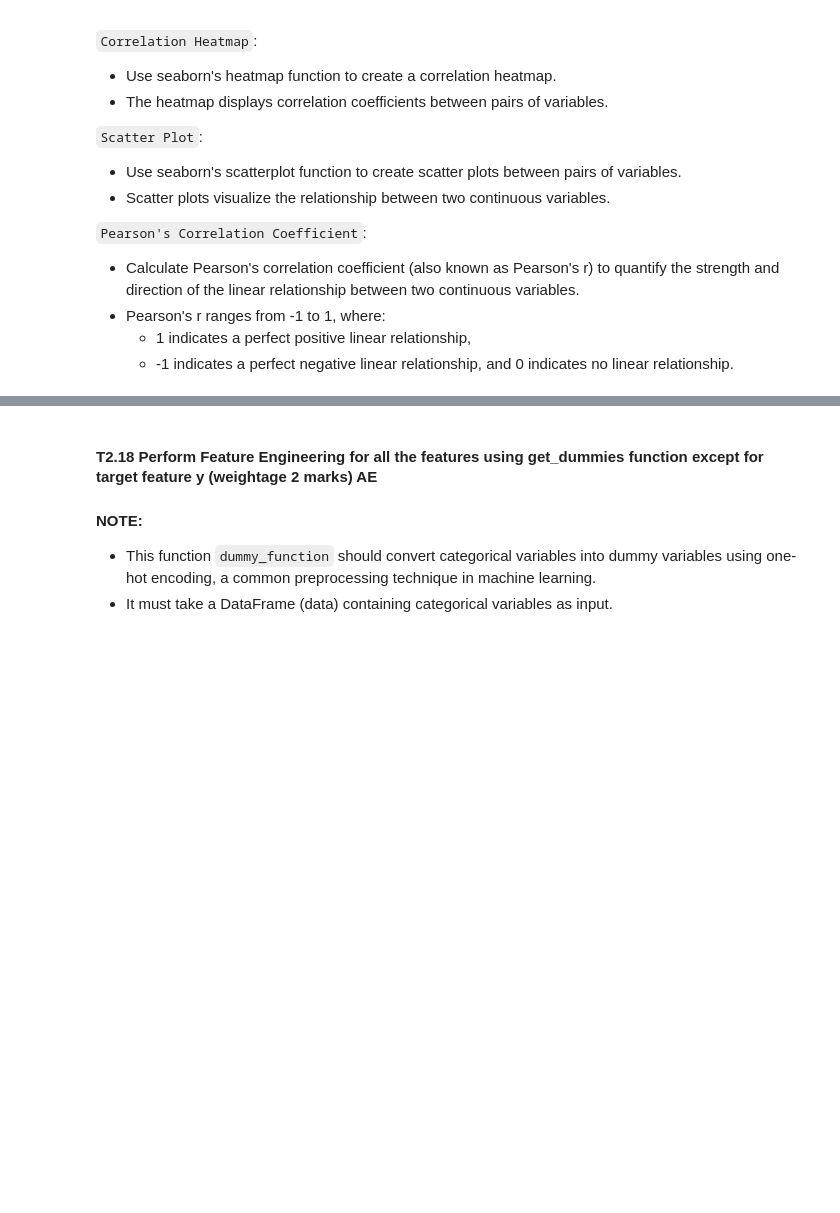
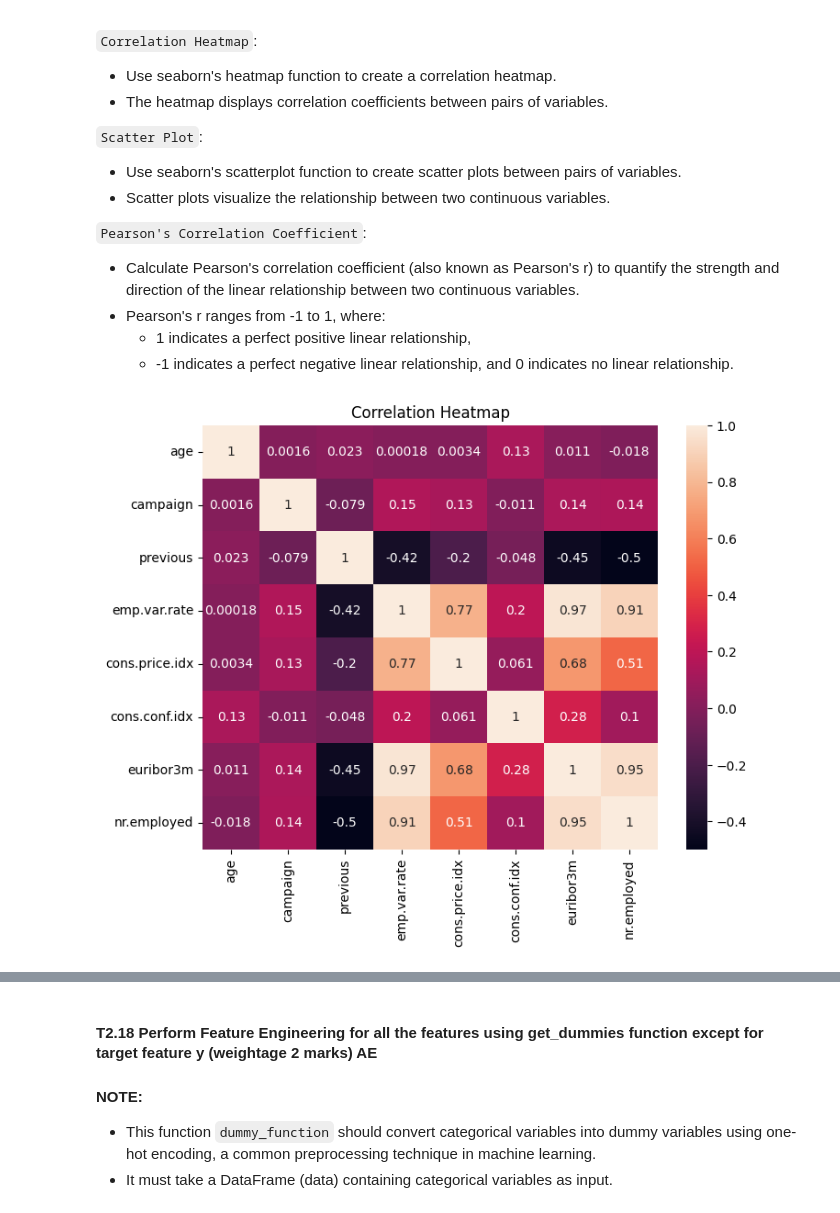
Before and after one commit to talwargit/classification_ml_model, a Jupyter notebook: Assessment.ipynb, the cells around one changed output, grey strips where cells are left out. Cells and saved outputs as stored; diff of their text form; code cells hidden in the pictures; blank space fills up the shorter version.

```diff
--- a/Assessment.ipynb
+++ b/Assessment.ipynb
@@ -1091,4 +1096,4 @@ df.describe()
 - Dropping a variable can impact subsequent analysis, such as descriptive statistics, exploratory data analysis, or predictive modeling.
 - Ensure that dropping the "duration" variable does not compromise the integrity or quality of the dataset.
 # %%
-df = df.drop(df['duration'])
+df = df.drop(columns=['duration'])
@@ -1127,3 +1132,11 @@ memory usage: 6.0+ MB
 - Pearson's r ranges from -1 to 1, where:
     - 1 indicates a perfect positive linear relationship,
     - -1 indicates a perfect negative linear relationship, and 0 indicates no linear relationship.
+# %%
+corr_mattrix = df.corr()
+plt.figure(figsize=(8,6))
+sns.heatmap(corr_mattrix,annot=True)
+plt.title("Correlation Heatmap")
+plt.show()
+# %% [output]
+[figure, added]
```
Also changed, not shown: parts of 19 cells of this notebook.
